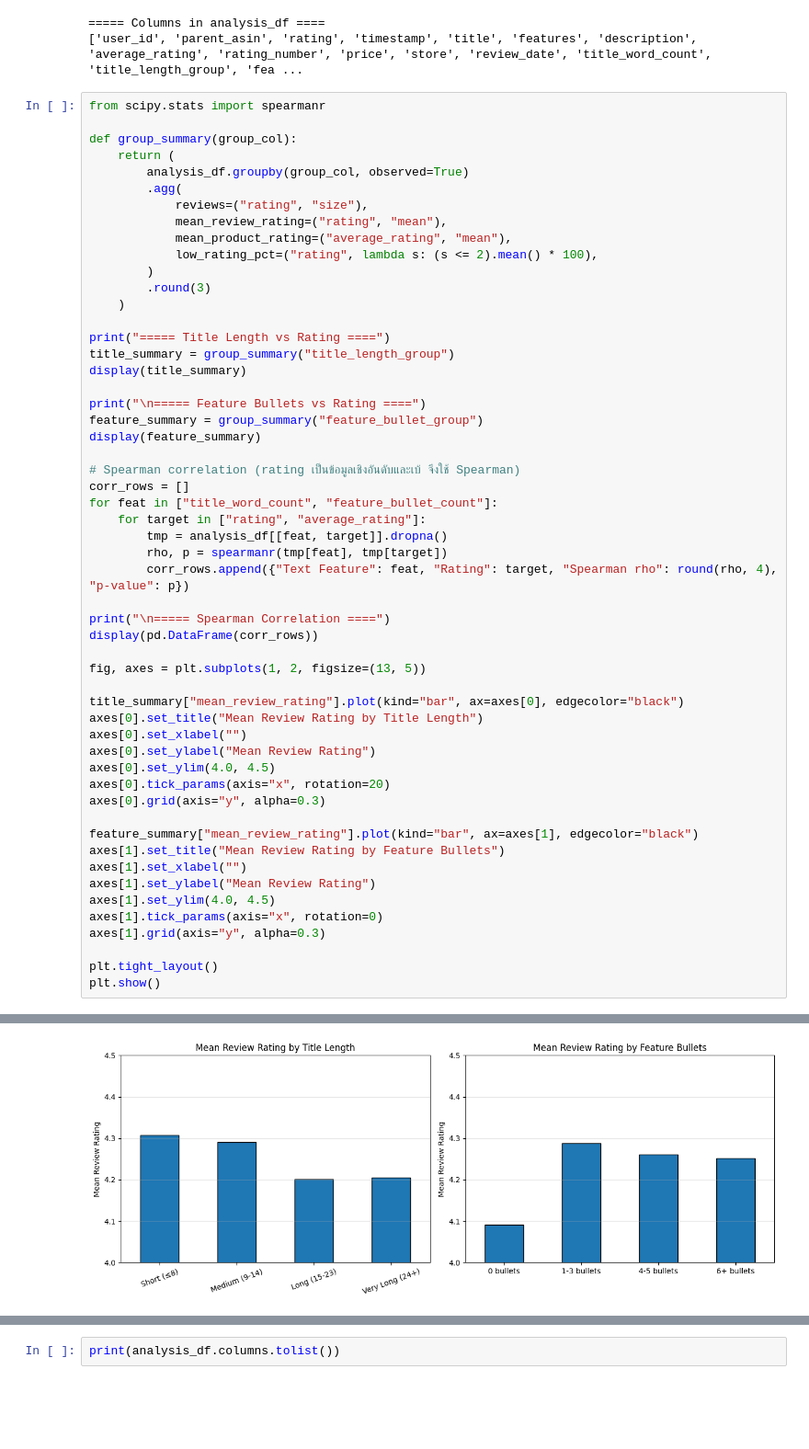
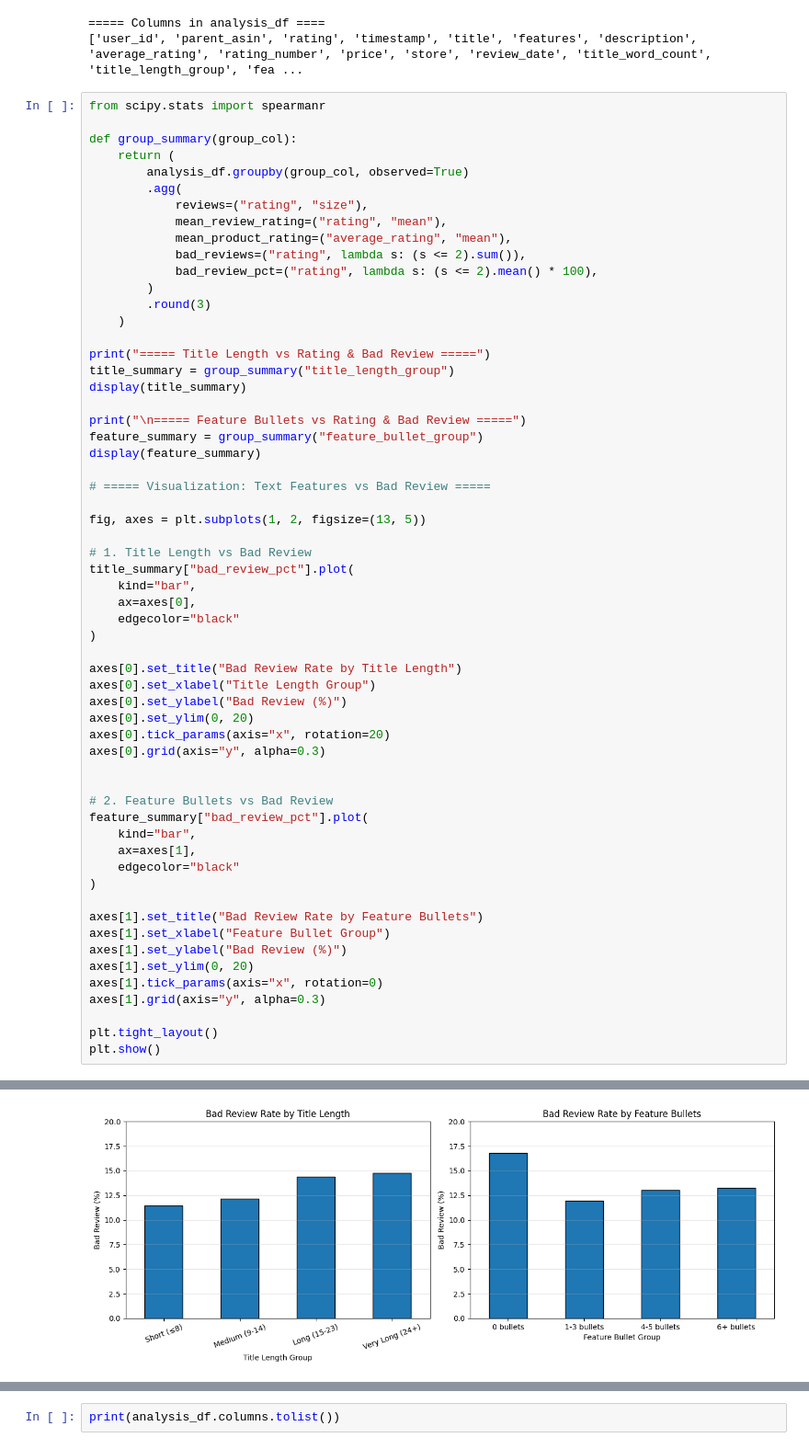
Before and after one commit to suphitchakh-web/Project_1, a Jupyter notebook: Team06_Part2.ipynb, the cells around one changed output, grey strips where cells are left out. Shown at 92% size. Cells and saved outputs as stored; diff of their text form; blank space fills up the shorter version.

```diff
--- a/Team06_Part2.ipynb
+++ b/Team06_Part2.ipynb
@@ -1519,45 +1526,50 @@ def group_summary(group_col):
             reviews=("rating", "size"),
             mean_review_rating=("rating", "mean"),
             mean_product_rating=("average_rating", "mean"),
-            low_rating_pct=("rating", lambda s: (s <= 2).mean() * 100),
+            bad_reviews=("rating", lambda s: (s <= 2).sum()),
+            bad_review_pct=("rating", lambda s: (s <= 2).mean() * 100),
         )
         .round(3)
     )
 
-print("===== Title Length vs Rating ====")
+print("===== Title Length vs Rating & Bad Review =====")
 title_summary = group_summary("title_length_group")
 display(title_summary)
 
-print("\n===== Feature Bullets vs Rating ====")
+print("\n===== Feature Bullets vs Rating & Bad Review =====")
 feature_summary = group_summary("feature_bullet_group")
 display(feature_summary)
 
-# Spearman correlation (rating เป็นข้อมูลเชิงอันดับและเบ้ จึงใช้ Spearman)
-corr_rows = []
-for feat in ["title_word_count", "feature_bullet_count"]:
-    for target in ["rating", "average_rating"]:
-        tmp = analysis_df[[feat, target]].dropna()
-        rho, p = spearmanr(tmp[feat], tmp[target])
-        corr_rows.append({"Text Feature": feat, "Rating": target, "Spearman rho": round(rho, 4), "p-value": p})
-
-print("\n===== Spearman Correlation ====")
-display(pd.DataFrame(corr_rows))
+# ===== Visualization: Text Features vs Bad Review =====
 
 fig, axes = plt.subplots(1, 2, figsize=(13, 5))
 
-title_summary["mean_review_rating"].plot(kind="bar", ax=axes[0], edgecolor="black")
-axes[0].set_title("Mean Review Rating by Title Length")
-axes[0].set_xlabel("")
-axes[0].set_ylabel("Mean Review Rating")
-axes[0].set_ylim(4.0, 4.5)
+# 1. Title Length vs Bad Review
+title_summary["bad_review_pct"].plot(
+    kind="bar",
+    ax=axes[0],
+    edgecolor="black"
+)
+
+axes[0].set_title("Bad Review Rate by Title Length")
+axes[0].set_xlabel("Title Length Group")
+axes[0].set_ylabel("Bad Review (%)")
+axes[0].set_ylim(0, 20)
 axes[0].tick_params(axis="x", rotation=20)
 axes[0].grid(axis="y", alpha=0.3)
 
-feature_summary["mean_review_rating"].plot(kind="bar", ax=axes[1], edgecolor="black")
-axes[1].set_title("Mean Review Rating by Feature Bullets")
-axes[1].set_xlabel("")
-axes[1].set_ylabel("Mean Review Rating")
-axes[1].set_ylim(4.0, 4.5)
+
+# 2. Feature Bullets vs Bad Review
+feature_summary["bad_review_pct"].plot(
+    kind="bar",
+    ax=axes[1],
+    edgecolor="black"
+)
+
+axes[1].set_title("Bad Review Rate by Feature Bullets")
+axes[1].set_xlabel("Feature Bullet Group")
+axes[1].set_ylabel("Bad Review (%)")
+axes[1].set_ylim(0, 20)
 axes[1].tick_params(axis="x", rotation=0)
 axes[1].grid(axis="y", alpha=0.3)
 
@@ -1587 +1593 @@ plt.show()
-[figure, old version]
+[figure, new version]
```
Also changed, not shown: parts of 28 cells of this notebook.
